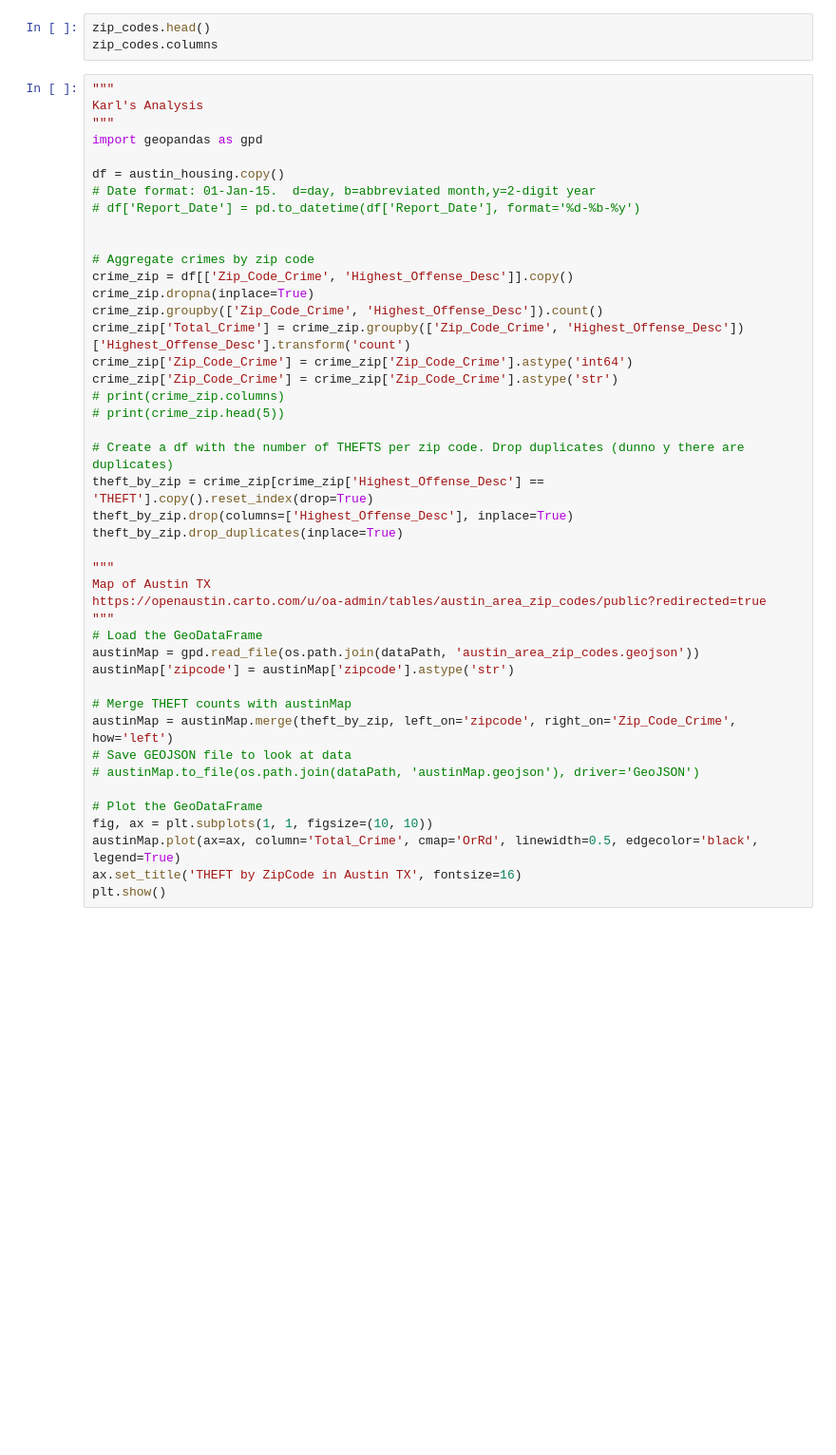
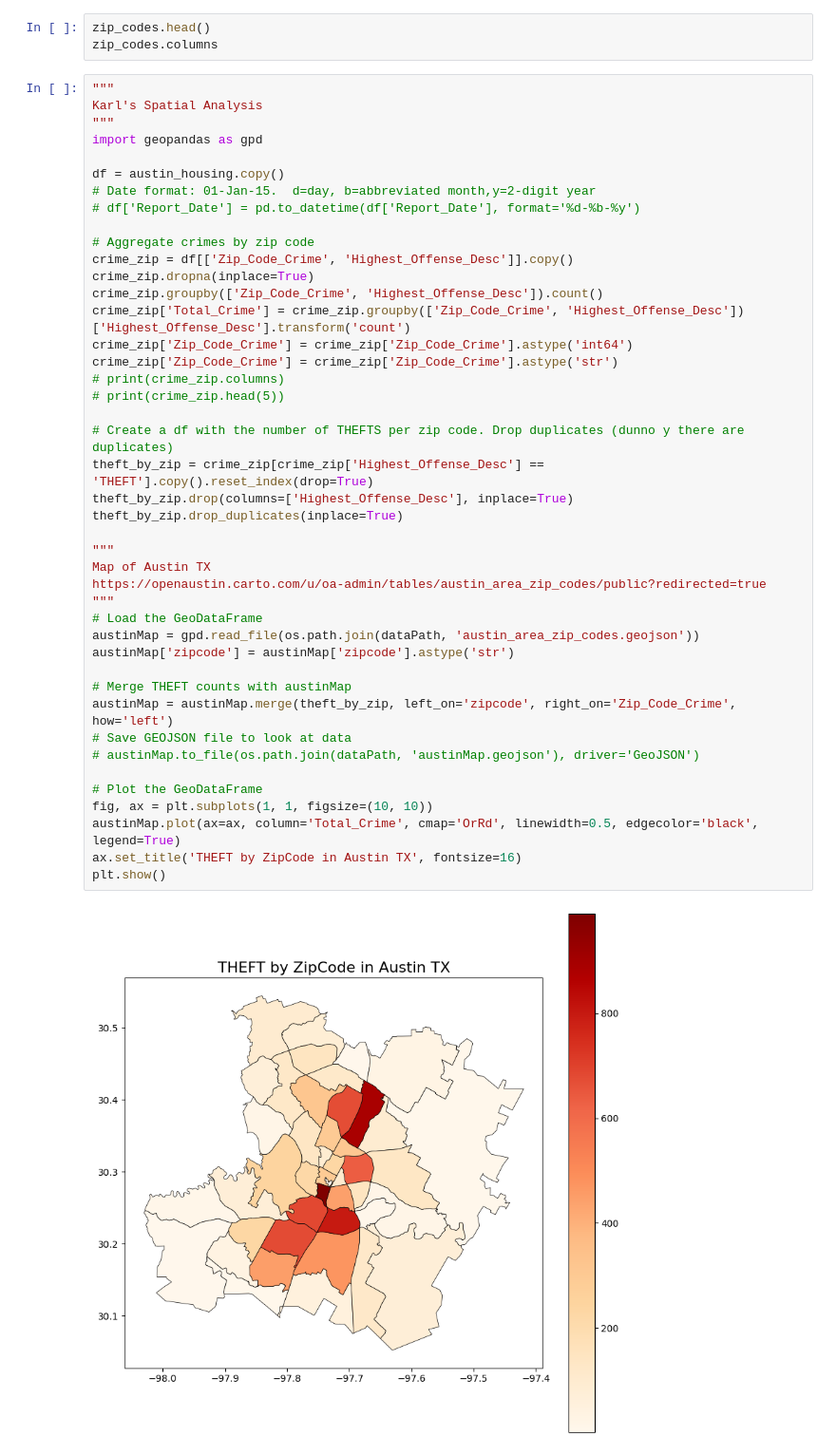
Before and after one commit to bethChris/cs5830_project2, a Jupyter notebook: project2.ipynb, the cells around one changed output. Shown: that part at 95% size. Saved outputs shown, nothing was run; the diff lists cells and outputs as text; blank space fills up the shorter version.

```diff
--- a/project2.ipynb
+++ b/project2.ipynb
@@ -18,14 +18,13 @@ zip_codes.head()
 zip_codes.columns
 # %%
 """
-Karl's Analysis
+Karl's Spatial Analysis
 """
 import geopandas as gpd
 
 df = austin_housing.copy()
 # Date format: 01-Jan-15.  d=day, b=abbreviated month,y=2-digit year
 # df['Report_Date'] = pd.to_datetime(df['Report_Date'], format='%d-%b-%y')
-
 
 # Aggregate crimes by zip code
 crime_zip = df[['Zip_Code_Crime', 'Highest_Offense_Desc']].copy()
@@ -33,30 +32,32 @@ crime_zip.dropna(inplace=True)
 crime_zip.groupby(['Zip_Code_Crime', 'Highest_Offense_Desc']).count()
 crime_zip['Total_Crime'] = crime_zip.groupby(['Zip_Code_Crime', 'Highest_Offense_Desc'])['Highest_Offense_Desc'].transform('count')
 crime_zip['Zip_Code_Crime'] = crime_zip['Zip_Code_Crime'].astype('int64')
 crime_zip['Zip_Code_Crime'] = crime_zip['Zip_Code_Crime'].astype('str')
 # print(crime_zip.columns)
 # print(crime_zip.head(5))
 
 # Create a df with the number of THEFTS per zip code. Drop duplicates (dunno y there are duplicates)
 theft_by_zip = crime_zip[crime_zip['Highest_Offense_Desc'] == 'THEFT'].copy().reset_index(drop=True)
 theft_by_zip.drop(columns=['Highest_Offense_Desc'], inplace=True)
 theft_by_zip.drop_duplicates(inplace=True)
 
 """
 Map of Austin TX
 https://openaustin.carto.com/u/oa-admin/tables/austin_area_zip_codes/public?redirected=true
 """
 # Load the GeoDataFrame
 austinMap = gpd.read_file(os.path.join(dataPath, 'austin_area_zip_codes.geojson'))
 austinMap['zipcode'] = austinMap['zipcode'].astype('str')
 
 # Merge THEFT counts with austinMap
 austinMap = austinMap.merge(theft_by_zip, left_on='zipcode', right_on='Zip_Code_Crime', how='left')
 # Save GEOJSON file to look at data
 # austinMap.to_file(os.path.join(dataPath, 'austinMap.geojson'), driver='GeoJSON')
 
 # Plot the GeoDataFrame
 fig, ax = plt.subplots(1, 1, figsize=(10, 10))
 austinMap.plot(ax=ax, column='Total_Crime', cmap='OrRd', linewidth=0.5, edgecolor='black', legend=True)
 ax.set_title('THEFT by ZipCode in Austin TX', fontsize=16)
 plt.show()
+# %% [output]
+[figure, added]
```
